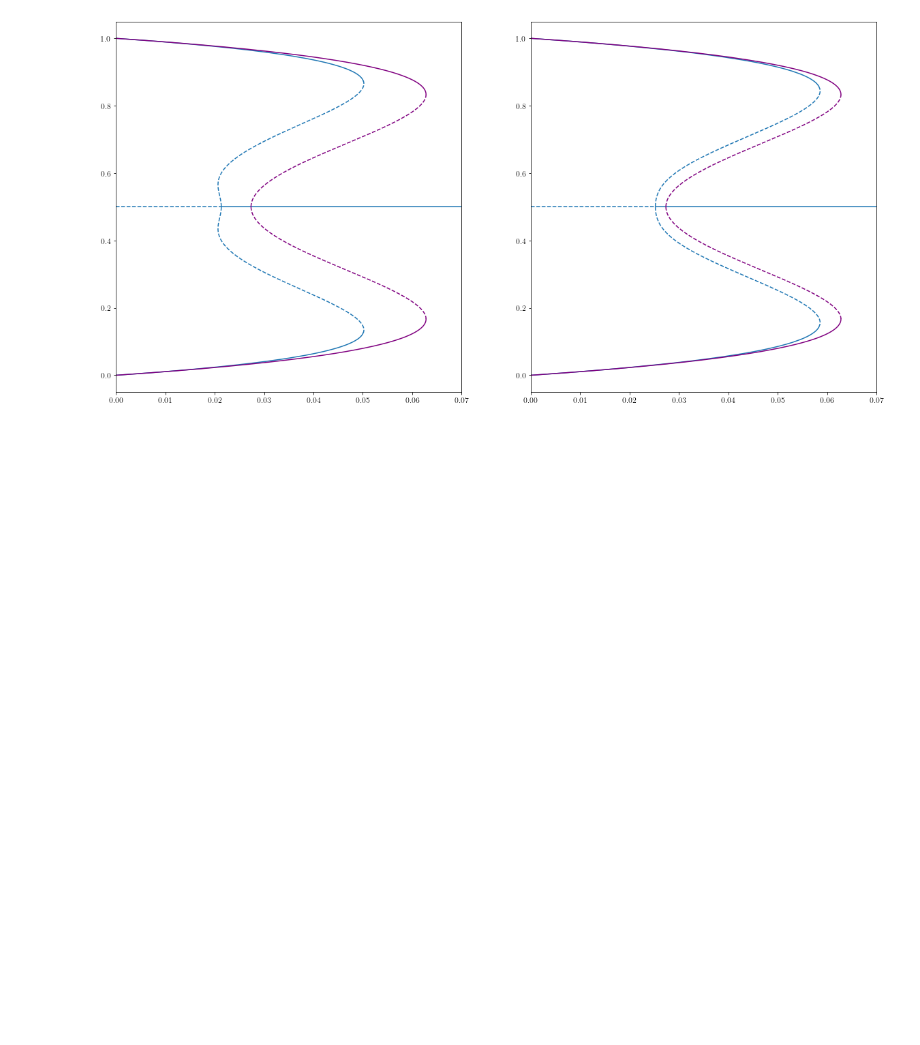
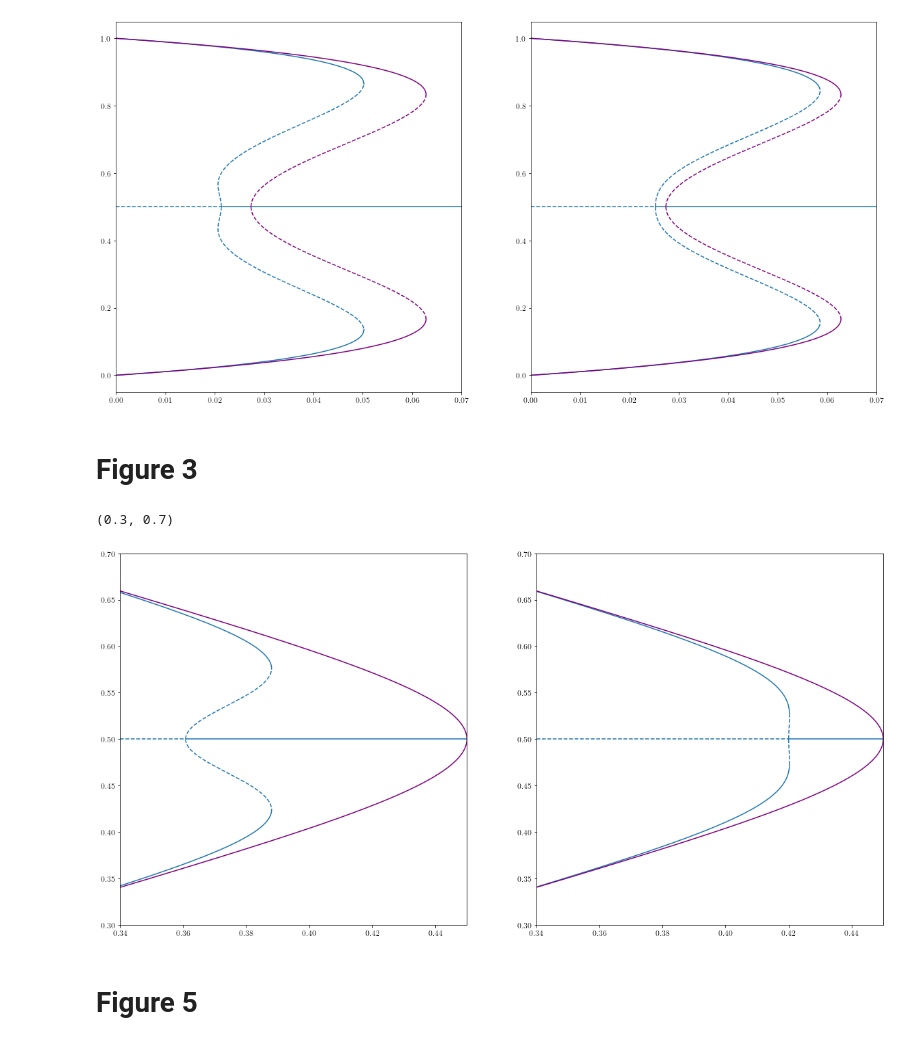
Before and after one commit to pucandrzej/DPOCN_project, a Jupyter notebook: reproduction_of_article_graphs.ipynb, the cells around one changed output. Saved outputs shown, nothing was run; the diff lists cells and outputs as text; code cells hidden in the pictures; blank space fills up the shorter version.

Commit message:
theoretical lines on fig 2,3,5 working properly

```diff
--- a/reproduction_of_article_graphs.ipynb
+++ b/reproduction_of_article_graphs.ipynb
@@ -99,3 +96,69 @@ ax.set_xlim(x_ax_limits)
 # %% [output]
 (0.0, 0.07)
 [figure]
+# %% [markdown]
+# Figure 3
+# %%
+x_ax_limits = [0.34, 0.45]
+
+k_L = 50
+k_R = 150
+q_a = 10
+q_c = 10
+IC_UFP = [0.38, 0.45]
+C = np.linspace(0.5001, 0.7, 10000)
+
+SUFP_L = PA_unstable_fixed_points(C, k_L, q_a, q_c, IC_UFP, interpolate = True)
+upper_spinodal_L = np.nanmax(SUFP_L)
+
+SUFP_R = PA_unstable_fixed_points(C, k_R, q_a, q_c, IC_UFP, interpolate = True)
+upper_spinodal_R = np.nanmax(SUFP_R)
+
+MFA_results = MFA_equation(np.linspace(0.5001, 1, 10000), q_a, q_c)
+# %%
+fig, axs = plt.subplots(ncols = 2, figsize = (2 * Image_width, Image_width))
+
+ax = axs[0]
+# PA
+# upper part
+ax.plot(SUFP_L[:np.nanargmax(SUFP_L)], C[:np.nanargmax(SUFP_L)], '--')
+ax.plot(SUFP_L[np.nanargmax(SUFP_L):], C[np.nanargmax(SUFP_L):], color = ax.get_lines()[-1].get_c())
+ax.hlines(y = 0.5, xmin = x_ax_limits[0], xmax = SUFP_L[0], linestyles = '--')
+ax.hlines(y = 0.5, xmin = SUFP_L[0], xmax = x_ax_limits[1])
+# lower part
+ax.plot(SUFP_L[:np.nanargmax(SUFP_L)], 1 - C[:np.nanargmax(SUFP_L)], '--', color = ax.get_lines()[-1].get_c())
+ax.plot(SUFP_L[np.nanargmax(SUFP_L):], 1- C[np.nanargmax(SUFP_L):], color = ax.get_lines()[-1].get_c())
+# MFA
+# upper part
+ax.plot(MFA_results[:np.where(MFA_results == np.max(MFA_results))[0][0]], np.linspace(0.5, 1, 10000)[:np.where(MFA_results == np.max(MFA_results))[0][0]], color = 'purple', linestyle = '--')
+ax.plot(MFA_results[np.where(MFA_results == np.max(MFA_results))[0][0]:], np.linspace(0.5, 1, 10000)[np.where(MFA_results == np.max(MFA_results))[0][0]:], color = 'purple')
+# lower part
+ax.plot(MFA_results[:np.where(MFA_results == np.max(MFA_results))[0][0]], 1 - np.linspace(0.5, 1, 10000)[:np.where(MFA_results == np.max(MFA_results))[0][0]], color = 'purple', linestyle = '--')
+ax.plot(MFA_results[np.where(MFA_results == np.max(MFA_results))[0][0]:], 1 - np.linspace(0.5, 1, 10000)[np.where(MFA_results == np.max(MFA_results))[0][0]:], color = 'purple')
+ax.set_xlim(x_ax_limits)
+ax.set_ylim([0.3, 0.7])
+
+ax = axs[1]
+# PA
+# upper part
+ax.plot(SUFP_R[:np.nanargmax(SUFP_R)], C[:np.nanargmax(SUFP_R)], '--')
+ax.plot(SUFP_R[np.nanargmax(SUFP_R):], C[np.nanargmax(SUFP_R):], color = ax.get_lines()[-1].get_c())
+ax.hlines(y = 0.5, xmin = x_ax_limits[0], xmax = SUFP_R[0], linestyles = '--')
+ax.hlines(y = 0.5, xmin = SUFP_R[0], xmax = x_ax_limits[1])
+# lower part
+ax.plot(SUFP_R[:np.nanargmax(SUFP_R)], 1 - C[:np.nanargmax(SUFP_R)], '--', color = ax.get_lines()[-1].get_c())
+ax.plot(SUFP_R[np.nanargmax(SUFP_R):], 1- C[np.nanargmax(SUFP_R):], color = ax.get_lines()[-1].get_c())
+# MFA
+# upper part
+ax.plot(MFA_results[:np.where(MFA_results == np.max(MFA_results))[0][0]], np.linspace(0.5, 1, 10000)[:np.where(MFA_results == np.max(MFA_results))[0][0]], color = 'purple', linestyle = '--')
+ax.plot(MFA_results[np.where(MFA_results == np.max(MFA_results))[0][0]:], np.linspace(0.5, 1, 10000)[np.where(MFA_results == np.max(MFA_results))[0][0]:], color = 'purple')
+# lower part
+ax.plot(MFA_results[:np.where(MFA_results == np.max(MFA_results))[0][0]], 1 - np.linspace(0.5, 1, 10000)[:np.where(MFA_results == np.max(MFA_results))[0][0]], color = 'purple', linestyle = '--')
+ax.plot(MFA_results[np.where(MFA_results == np.max(MFA_results))[0][0]:], 1 - np.linspace(0.5, 1, 10000)[np.where(MFA_results == np.max(MFA_results))[0][0]:], color = 'purple')
+ax.set_xlim(x_ax_limits)
+ax.set_ylim([0.3, 0.7])
+# %% [output]
+(0.3, 0.7)
+[figure, added]
+# %% [markdown]
+# Figure 5
```
Also changed, not shown: parts of 4 cells of this notebook, 2 other files.
